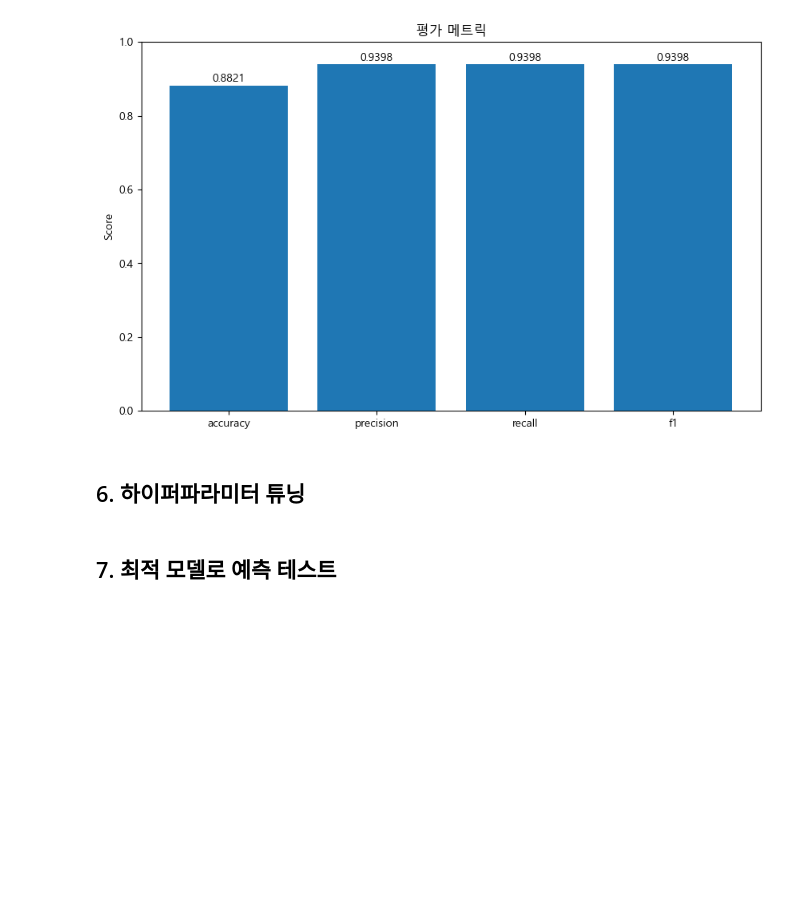
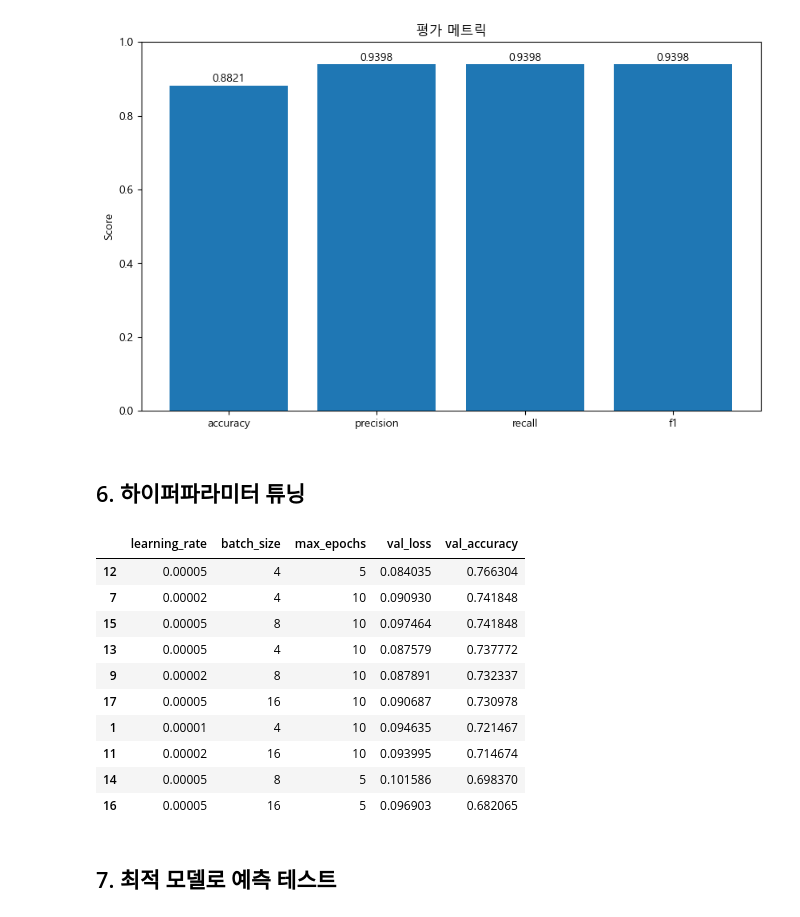
Before and after one commit to onewon1234/AI_DL_Project, a Jupyter notebook: T5/train_pko_t5.ipynb, the cells around one changed output. Drawn from its saved outputs; the diff is of its cells as text; code cells hidden in the pictures; blank space fills up the shorter version.

```diff
--- a/T5/train_pko_t5.ipynb
+++ b/T5/train_pko_t5.ipynb
@@ -49,12 +60,12 @@ df.head(5)
 # %%
-# pko-t5-base 모델 초기화
+# pko-t5-large 모델 초기화
 predictor = SentenceOrderPredictor()
 
 # 데이터셋 준비 (9:1 비율로 분할)
 train_dataset, val_dataset = predictor.prepare_data(df)
 
 # 데이터로더 생성
-batch_size = 8  # GPU 메모리에 따라 조정 가능
+batch_size = 4
 train_loader, val_loader = predictor.create_dataloaders(train_dataset, val_dataset, batch_size=batch_size)
 
 print(f"학습 데이터 크기: {len(train_dataset)}")
@@ -68,17 +81,31 @@ print(f"검증 데이터 크기: {len(val_dataset)}")
 # 학습 파라미터
 num_epochs = 10
 learning_rate = 2e-5
+warmup_steps = 1000  # Warmup 스텝 수
+gradient_accumulation_steps = 4  # Gradient accumulation 스텝 수
 patience = 3  # Early stopping 인내심
 min_delta = 1e-4  # 최소 개선 기준
 
 # 옵티마이저 설정
 optimizer = AdamW(predictor.model.parameters(), lr=learning_rate)
 
+# Learning rate scheduler 설정
+num_training_steps = len(train_loader) * num_epochs
+scheduler = get_linear_schedule_with_warmup(
+    optimizer,
+    num_warmup_steps=warmup_steps,
+    num_training_steps=num_training_steps
+)
+
+# Mixed precision training을 위한 scaler 설정
+scaler = torch.amp.GradScaler('cuda')
+
 # 학습 히스토리 초기화
 history = {
     'train_loss': [],
     'val_loss': [],
-    'val_accuracy': []
+    'val_accuracy': [],
+    'learning_rates': []  # learning rate 기록 추가
 }
 # %% [markdown]
 ## 3. Early Stopping을 적용한 학습
@@ -572,6 +802,21 @@ results_df, best_params = run_grid_search(
 
 # 상위 5개 결과 표시
 results_df.head()
+# %%
+# 상위 5개 결과 표시
+results_df.head(10)
+# %% [output]
+|  | learning_rate | batch_size | max_epochs | val_loss | val_accuracy |
+| 12 | 0.00005 | 4 | 5 | 0.084035 | 0.766304 |
+| 7 | 0.00002 | 4 | 10 | 0.090930 | 0.741848 |
+| 15 | 0.00005 | 8 | 10 | 0.097464 | 0.741848 |
+| 13 | 0.00005 | 4 | 10 | 0.087579 | 0.737772 |
+| 9 | 0.00002 | 8 | 10 | 0.087891 | 0.732337 |
+| 17 | 0.00005 | 16 | 10 | 0.090687 | 0.730978 |
+| 1 | 0.00001 | 4 | 10 | 0.094635 | 0.721467 |
+| 11 | 0.00002 | 16 | 10 | 0.093995 | 0.714674 |
+| 14 | 0.00005 | 8 | 5 | 0.101586 | 0.698370 |
+| 16 | 0.00005 | 16 | 5 | 0.096903 | 0.682065 |
 # %% [markdown]
 ## 7. 최적 모델로 예측 테스트
 # %%
```
Also changed, not shown: parts of 12 cells of this notebook, 5 other files.
